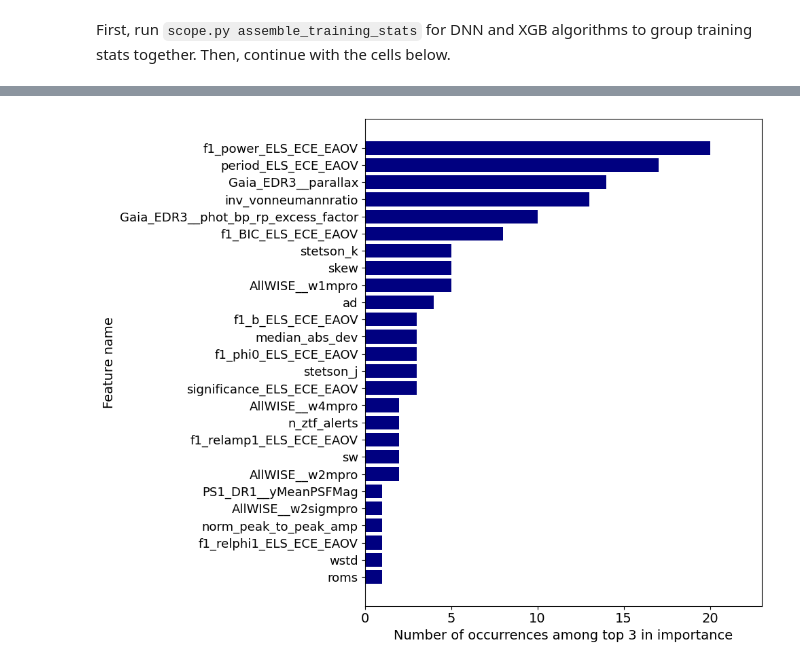
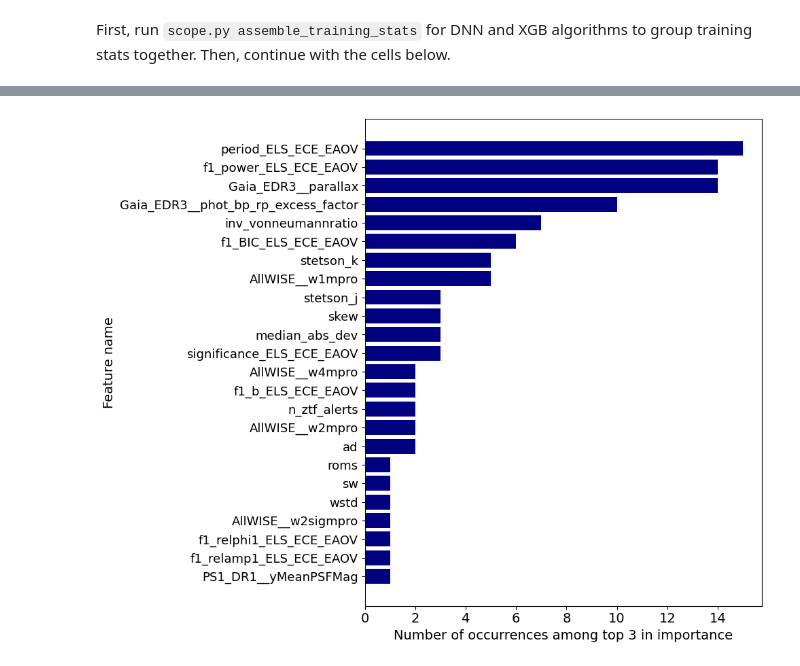
Before and after one commit to ZwickyTransientFacility/scope-ml, a Jupyter notebook: tools/SCoPe_data_analysis_plots.ipynb, the cells around one changed output, grey strips where cells are left out. Cells and saved outputs as stored; diff of their text form; code cells hidden in the pictures.

```diff
--- a/tools/SCoPe_data_analysis_plots.ipynb
+++ b/tools/SCoPe_data_analysis_plots.ipynb
@@ -200,0 +248,12 @@ First, run `scope.py assemble_training_stats` for DNN and XGB algorithms to grou
+# %%
+# If DNN and XGB fail to identify any true positives, drop from stats
+drop_list = []
+for cls in stats_dnn.index:
+    dnn_rec = stats_dnn.loc[cls, 'recall']
+    if dnn_rec == 0:
+        try:
+            xgb_rec = stats_xgb.loc[cls, 'recall']
+            if xgb_rec == 0:
+                drop_list.append(cls)
+        except KeyError:
+            continue
@@ -200,0 +299,11 @@ First, run `scope.py assemble_training_stats` for DNN and XGB algorithms to grou
+# %%
+# Outer-joined test set precision/recall scores
+resultsTable = dnn_prec_rec.join(xgb_prec_rec, how='outer', lsuffix='_dnn', rsuffix='_xgb')
+resultsTable = resultsTable.reset_index().rename({'index': 'classification'}, axis=1)
+resultsTable = pd.merge(counts_train_table, resultsTable, on='classification')
+resultsTable.sort_values('count', ascending=False, inplace=True)
+resultsTable.set_index('classification', inplace=True)
+
+classifications_subset = resultsTable.index
+
+resultsTable
@@ -209,10 +350,16 @@ for classif in classifications:
         feature_importances.update(new)
 # %%
 most_important_features = []
-for classif in classifications:
+for classif in classifications_subset:
     importance = feature_importances[classif]
     features = [x for x in importance.keys()]
     f_scores = [x for x in importance.values()]
     max_f_index = np.argmax(f_scores)
     most_important_feature = features[max_f_index]
     most_important_features.append(most_important_feature)
+
+counter = Counter(most_important_features)
+most_common = counter.most_common()[::-1]
+
+names = [x[0] for x in most_common]
+frequencies = [x[1] for x in most_common]
@@ -236,10 +377,16 @@ plt.tight_layout()
 # %%
 topN = 3
 most_important_features_all = []
-for classif in classifications:
+for classif in classifications_subset:
     importance = feature_importances[classif]
     features = np.array([x for x in importance.keys()])
     f_scores = np.array([x for x in importance.values()])
     sorted_args = np.argsort(f_scores)[::-1]
     most_important_features = features[sorted_args[:topN]]
     most_important_features_all.append(most_important_features.tolist())
+
+counter_all = Counter([x for y in most_important_features_all for x in y])
+most_common_all = counter_all.most_common()[::-1]
+
+names_all = [x[0] for x in most_common_all]
+frequencies_all = [x[1] for x in most_common_all]
@@ -252,15 +393,14 @@ frequencies_all = [x[1] for x in most_common_all]
 # %%
 # Instead of counting the single most important feature,
 # we count the top 3 for each classifier and plot them below:
 
 featfig_all = plt.figure(figsize=(10, 8))
 
 plt.barh(names_all, frequencies_all, color='navy')
 plt.yticks(fontsize=13)
 plt.xticks(fontsize=14)
 plt.xlabel(f'Number of occurrences among top {topN} in importance', fontsize=14)
 plt.ylabel('Feature name', fontsize=14)
-plt.xlim(0,23)
 plt.tight_layout()
 # %% [output]
-[figure, old version]
+[figure, new version]
```
Also changed, not shown: parts of 46 cells of this notebook.
